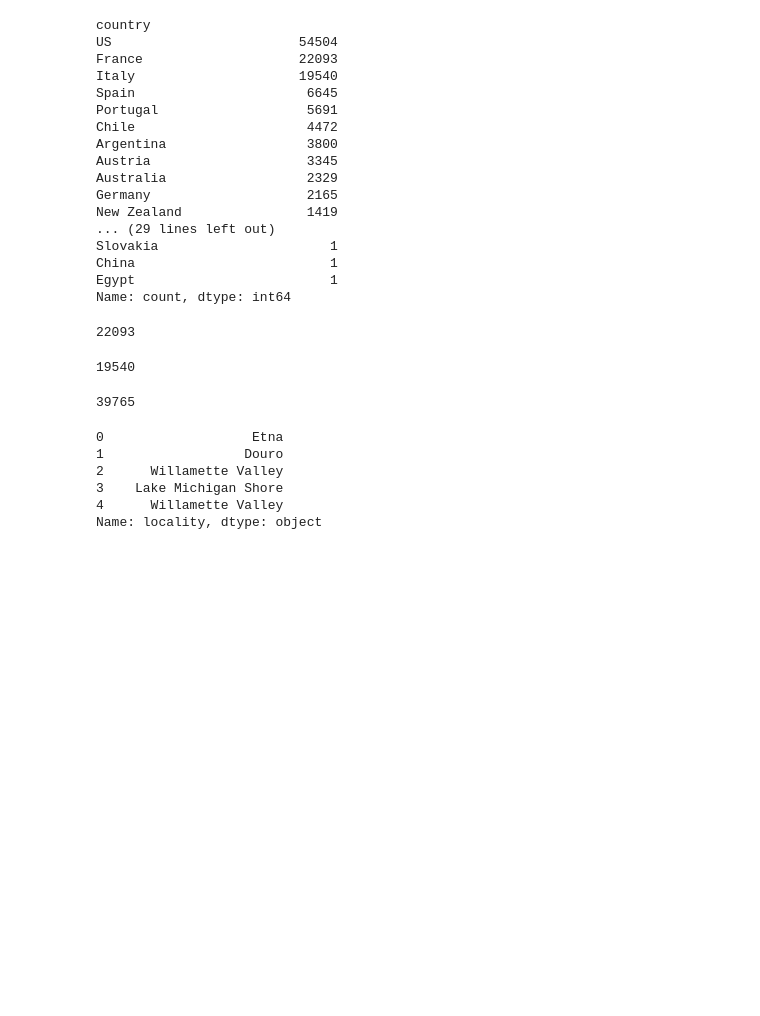
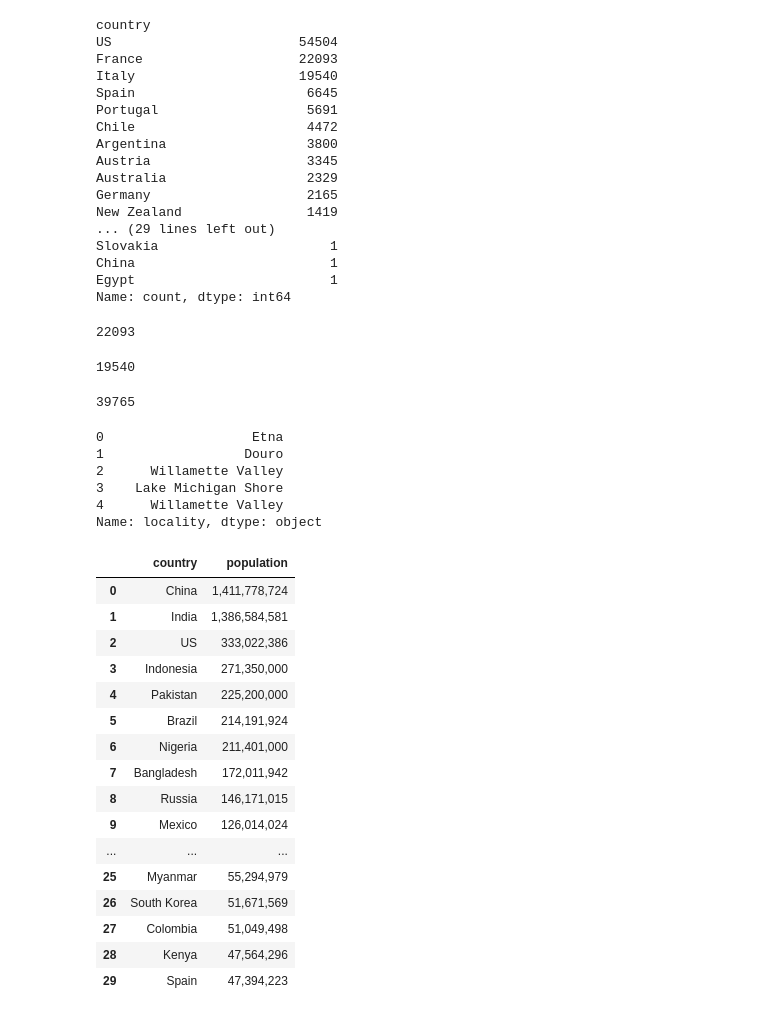
Before and after one commit to ivajazz/EDA_3, a Jupyter notebook: EDA_3_1.ipynb, the cells around one changed output. Cells and saved outputs as stored; diff of their text form; code cells hidden in the pictures; blank space fills up the shorter version.

```diff
--- a/EDA_3_1.ipynb
+++ b/EDA_3_1.ipynb
@@ -101,3 +101,24 @@ df['locality'].head()
 3    Lake Michigan Shore
 4      Willamette Valley
 Name: locality, dtype: object
+# %%
+country_population = pd.read_csv('country_population.csv', sep=';')
+country_population.head(30)
+# %% [output]
+|  | country | population |
+| 0 | China | 1,411,778,724 |
+| 1 | India | 1,386,584,581 |
+| 2 | US | 333,022,386 |
+| 3 | Indonesia | 271,350,000 |
+| 4 | Pakistan | 225,200,000 |
+| 5 | Brazil | 214,191,924 |
+| 6 | Nigeria | 211,401,000 |
+| 7 | Bangladesh | 172,011,942 |
+| 8 | Russia | 146,171,015 |
+| 9 | Mexico | 126,014,024 |
+| ... | ... | ... |
+| 25 | Myanmar | 55,294,979 |
+| 26 | South Korea | 51,671,569 |
+| 27 | Colombia | 51,049,498 |
+| 28 | Kenya | 47,564,296 |
+| 29 | Spain | 47,394,223 |
```
Also changed, not shown: parts of 4 cells of this notebook, 1 other file.
